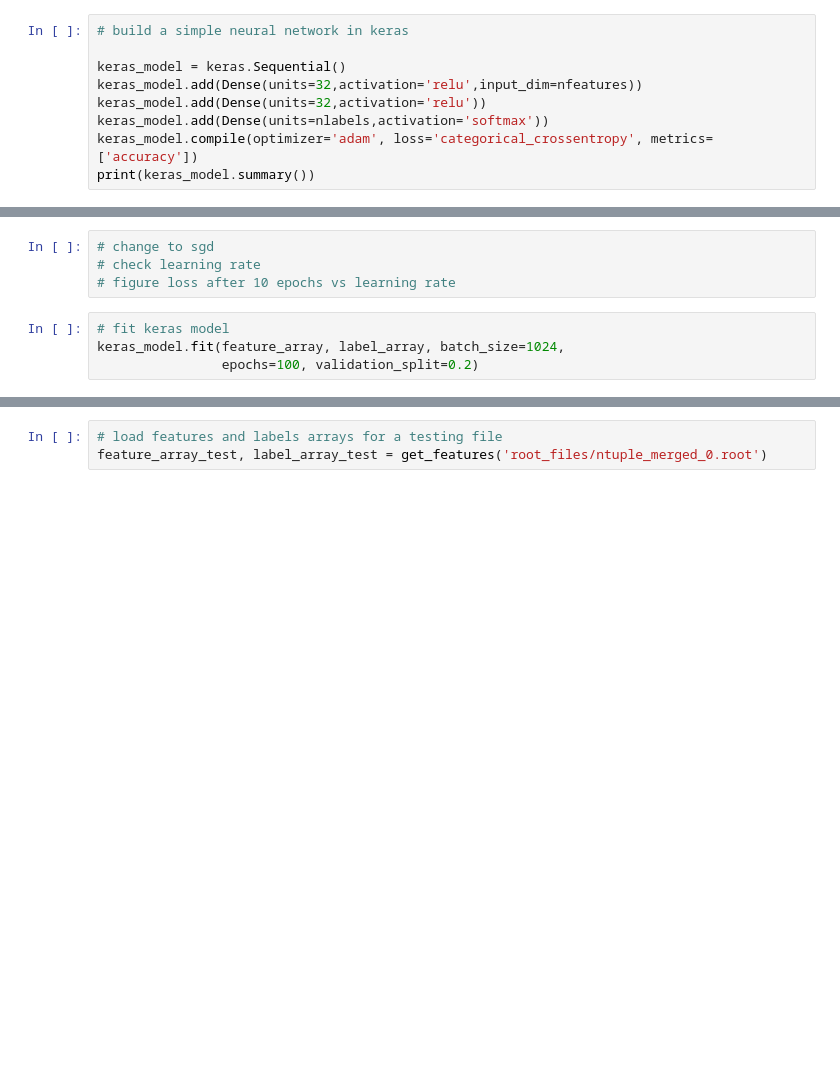
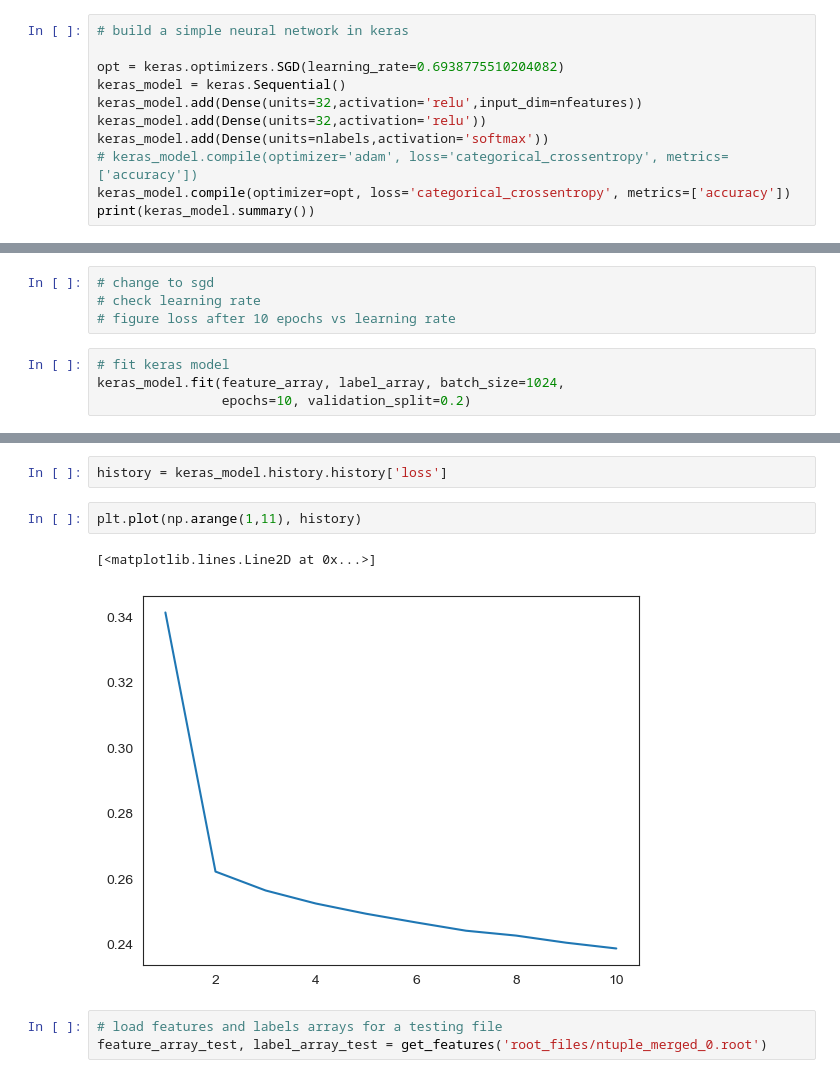
Before and after one commit to ikrommyd/PHYS549, a Jupyter notebook: Var_analysis.ipynb, the cells around one changed output, grey strips where cells are left out. Drawn from its saved outputs; the diff is of its cells as text; blank space fills up the shorter version.

```diff
--- a/Var_analysis.ipynb
+++ b/Var_analysis.ipynb
@@ -96,11 +127,13 @@ Deprecated in NumPy 1.20; for more details and guidance: https://numpy.org/devdo
 # %%
 # build a simple neural network in keras
 
+opt = keras.optimizers.SGD(learning_rate=0.6938775510204082)
 keras_model = keras.Sequential()
 keras_model.add(Dense(units=32,activation='relu',input_dim=nfeatures))
 keras_model.add(Dense(units=32,activation='relu'))
 keras_model.add(Dense(units=nlabels,activation='softmax'))
-keras_model.compile(optimizer='adam', loss='categorical_crossentropy', metrics=['accuracy'])
+# keras_model.compile(optimizer='adam', loss='categorical_crossentropy', metrics=['accuracy'])
+keras_model.compile(optimizer=opt, loss='categorical_crossentropy', metrics=['accuracy'])
 print(keras_model.summary())
 # %% [output]
 Model: "sequential"
@@ -128,5 +159,5 @@ To enable them in other operations, rebuild TensorFlow with the appropriate comp
 # %%
 # fit keras model
 keras_model.fit(feature_array, label_array, batch_size=1024,
-                epochs=100, validation_split=0.2)
+                epochs=10, validation_split=0.2)
 # %% [output]
@@ -150,4 +184,11 @@ Epoch 100/100
 <keras.callbacks.History at 0x...>
+# %%
+history = keras_model.history.history['loss']
+# %%
+plt.plot(np.arange(1,11), history)
+# %% [output]
+[<matplotlib.lines.Line2D at 0x...>]
+[figure, added]
 # %%
 # load features and labels arrays for a testing file
 feature_array_test, label_array_test = get_features('root_files/ntuple_merged_0.root')
```
Also changed, not shown: parts of 21 cells of this notebook.
